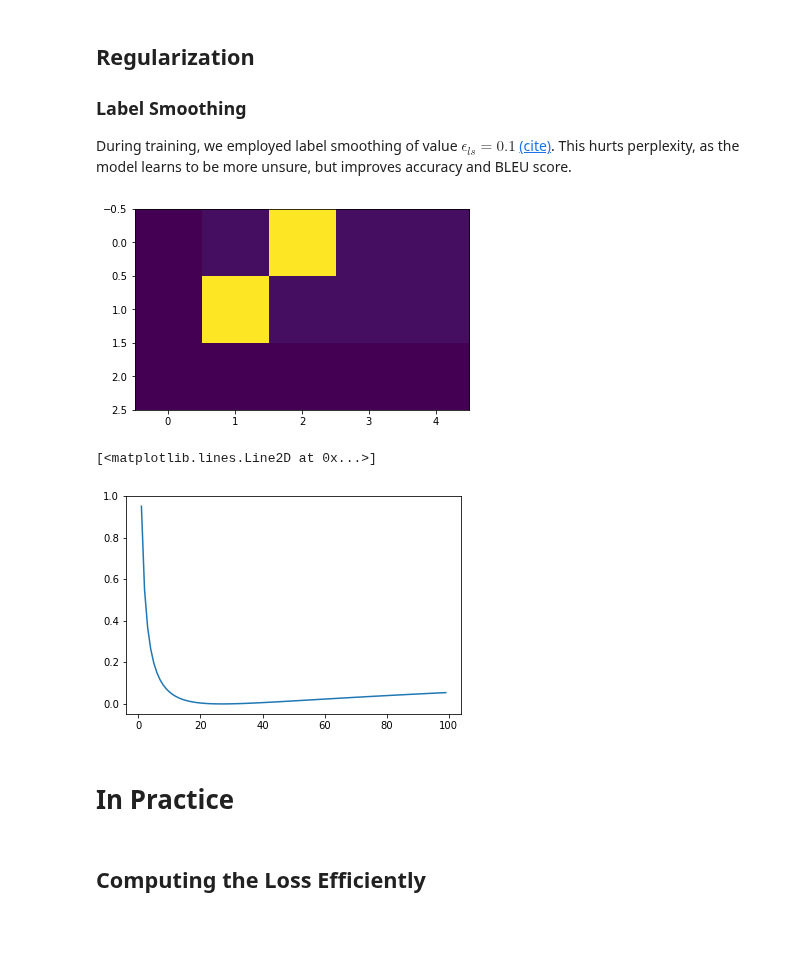
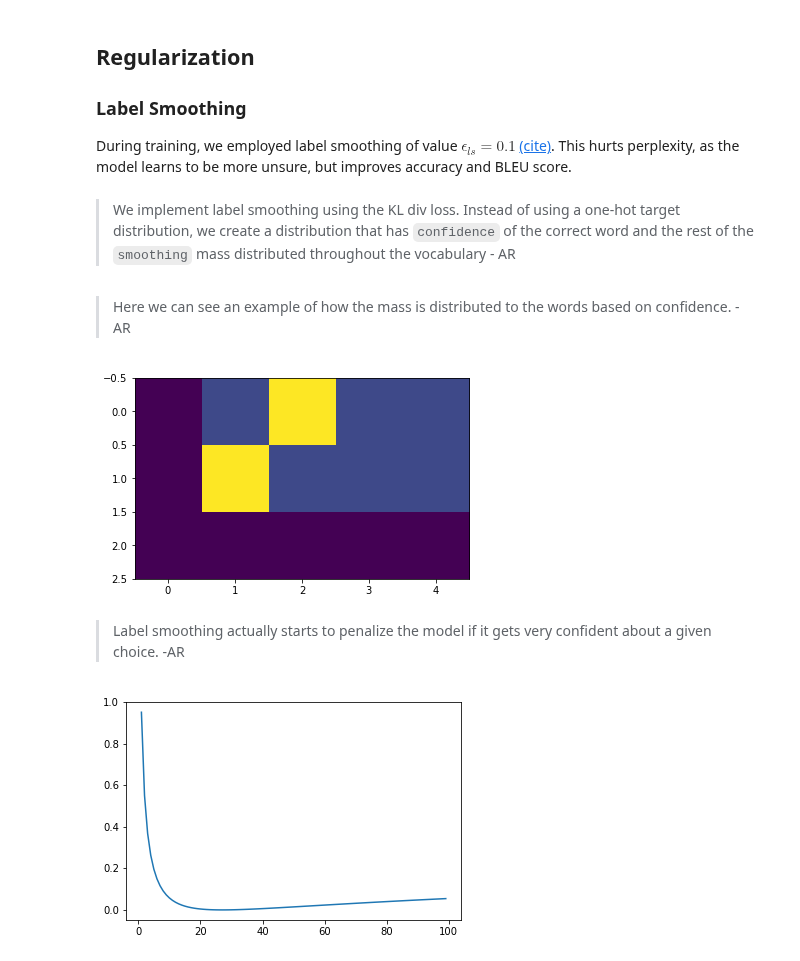
Before and after one commit to harvardnlp/annotated-transformer, a Jupyter notebook: The Annotated Transformer.ipynb, the cells around one changed output. Drawn from its saved outputs; the diff is of its cells as text; code cells hidden in the pictures; blank space fills up the shorter version.

```diff
--- a/The Annotated Transformer.ipynb
+++ b/The Annotated Transformer.ipynb
@@ -465,6 +528,8 @@ None
 ### Label Smoothing
 
 During training, we employed label smoothing of value $\epsilon_{ls}=0.1$ [(cite)](https://arxiv.org/abs/1512.00567).  This hurts perplexity, as the model learns to be more unsure, but improves accuracy and BLEU score.
+# %% [markdown]
+> We implement label smoothing using the KL div loss. Instead of using a one-hot target distribution, we create a distribution that has `confidence` of the correct word and the rest of the `smoothing` mass distributed throughout the vocabulary - AR
 # %%
 class LabelSmoothing(nn.Module):
     "Implement label smoothing."
@@ -488,23 +553,26 @@ class LabelSmoothing(nn.Module):
             true_dist.index_fill_(0, mask.squeeze(), 0.0)
         self.true_dist = true_dist
         return self.criterion(x, Variable(true_dist, requires_grad=False))
+# %% [markdown]
+> Here we can see an example of how the mass is distributed to the words based on confidence. - AR
 # %%
 #Example of label smoothing.
-crit = LabelSmoothing(5, 0, 0.1)
+crit = LabelSmoothing(5, 0, 0.4)
 predict = torch.FloatTensor([[0, 0.2, 0.7, 0.1, 0],
                              [0, 0.2, 0.7, 0.1, 0],
                              [0, 0.2, 0.7, 0.1, 0]])
 v = crit(Variable(predict.log()),
          Variable(torch.LongTensor([2, 1, 0])))
 
 # Show the target distributions expected by the system.
 plt.imshow(crit.true_dist)
 None
 # %% [output]
-[figure, old version]
+[figure, new version]
+# %% [markdown]
+> Label smoothing actually starts to penalize the model if it gets very confident about a given choice. -AR
 # %%
-# Label smoothing starts to penalize the model
-# if it gets very confident about a given choice
+crit = LabelSmoothing(5, 0, 0.1)
 def loss(x):
     d = x + 3 * 1
     predict = torch.FloatTensor([[0, x / d, 1 / d, 1 / d, 1 / d],
@@ -513,10 +581,6 @@ def loss(x):
     return crit(Variable(predict.log()),
                  Variable(torch.LongTensor([1]))).data[0]
 plt.plot(np.arange(1, 100), [loss(x) for x in range(1, 100)])
+None
 # %% [output]
-[<matplotlib.lines.Line2D at 0x...>]
 [figure]
-# %% [markdown]
-# In Practice
-# %% [markdown]
-## Computing the Loss Efficiently
```
Also changed, not shown: parts of 62 cells of this notebook.
